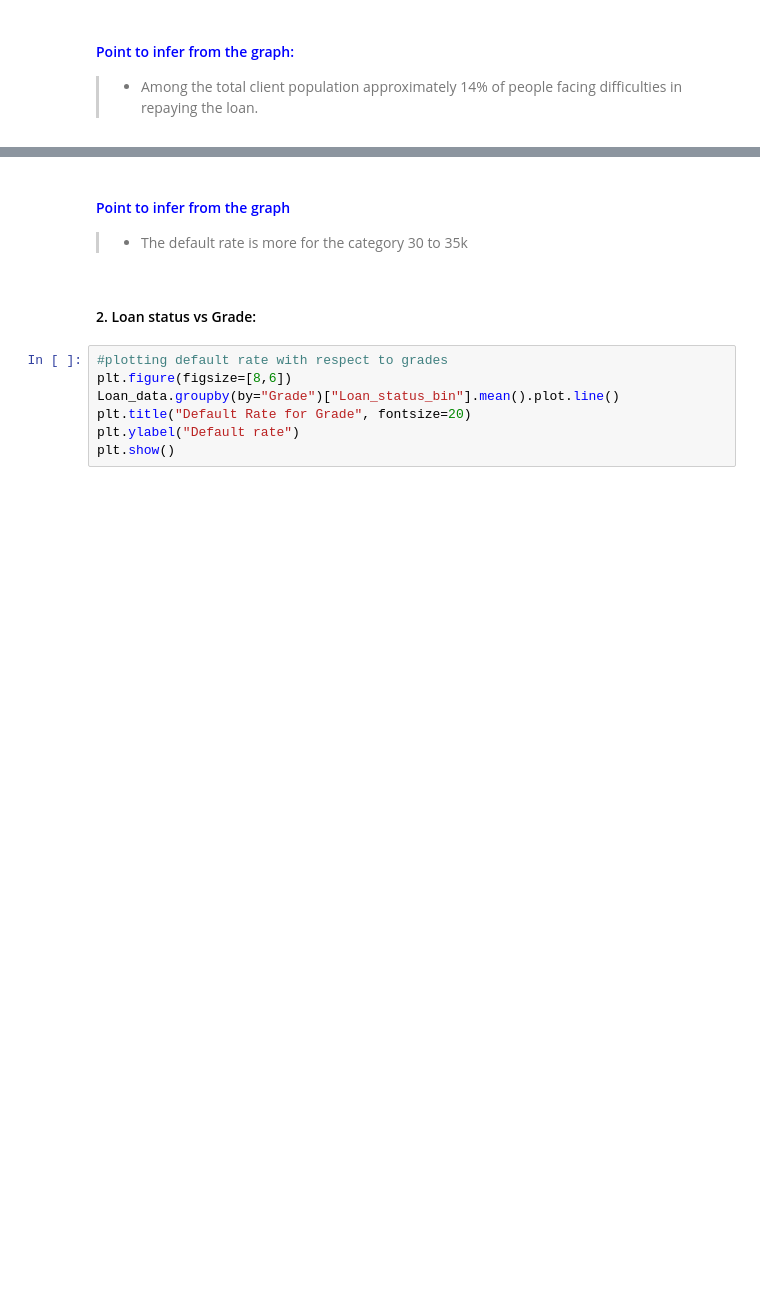
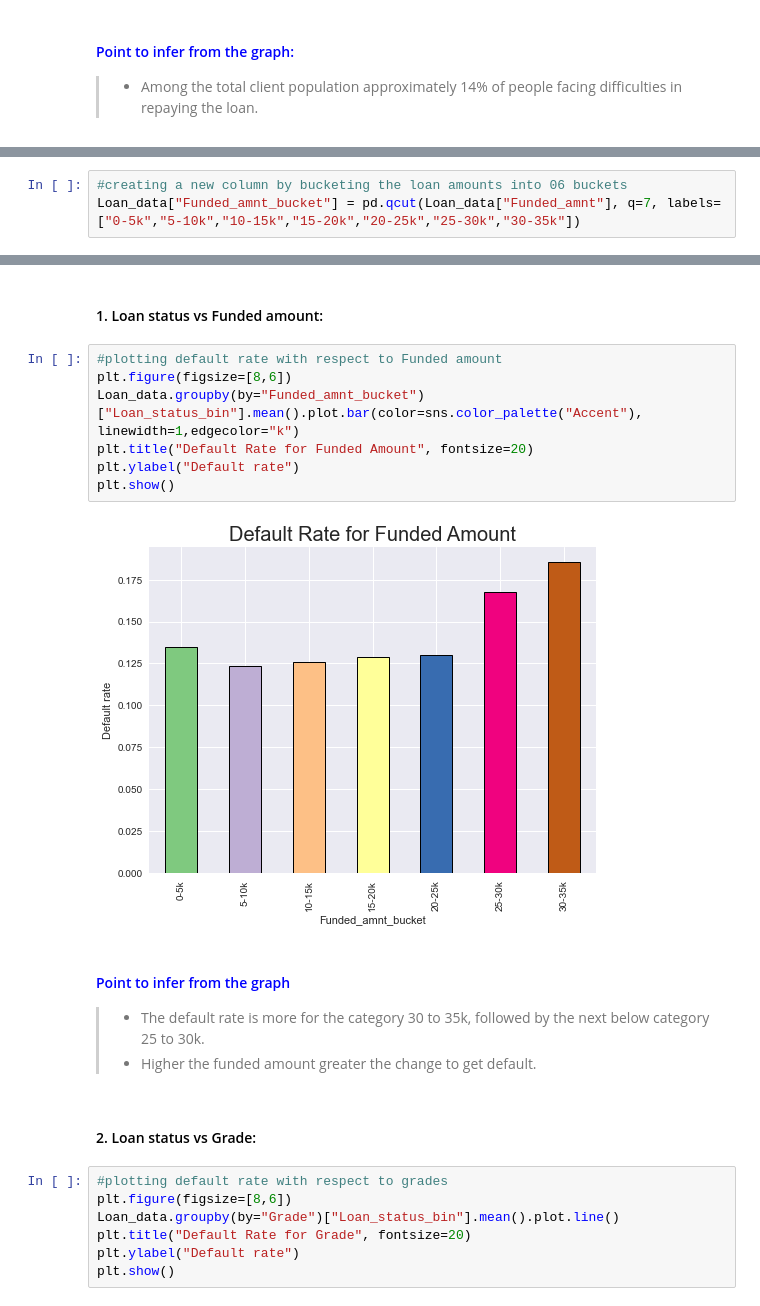
Before and after one commit to Veneeshkrishnan/Lending_Club_Case_Study, a Jupyter notebook: Lending_club.ipynb, the cells around one changed output, grey strips where cells are left out. Cells and saved outputs as stored; diff of their text form; blank space fills up the shorter version.

```diff
--- a/Lending_club.ipynb
+++ b/Lending_club.ipynb
@@ -893,0 +877,3 @@ plt.show()
+# %%
+#creating a new column by bucketing the loan amounts into 06 buckets
+Loan_data["Funded_amnt_bucket"] = pd.qcut(Loan_data["Funded_amnt"], q=7, labels=["0-5k","5-10k","10-15k","15-20k","20-25k","25-30k","30-35k"])
@@ -894,9 +884,21 @@ plt.show()
+# %% [markdown]
+#### 1. Loan status vs Funded amount:
+# %%
+#plotting default rate with respect to Funded amount
+plt.figure(figsize=[8,6])
+Loan_data.groupby(by="Funded_amnt_bucket")["Loan_status_bin"].mean().plot.bar(color=sns.color_palette("Accent"), linewidth=1,edgecolor="k")
+plt.title("Default Rate for Funded Amount", fontsize=20)
+plt.ylabel("Default rate")
+plt.show()
+# %% [output]
+[figure, added]
 # %% [markdown]
 #### <font color="blue">Point to infer from the graph
 
-> - The default rate is more for the category 30 to 35k
+> - The default rate is more for the category 30 to 35k, followed by the next below category 25 to 30k.
+> - Higher the funded amount greater the change to get default.
-# %% [markdown]
-#### 2. Loan status vs Grade:
+# %% [markdown]
+#### 2. Loan status vs Grade:
 # %%
 #plotting default rate with respect to grades
 plt.figure(figsize=[8,6])
```
Also changed, not shown: parts of 135 cells of this notebook.
